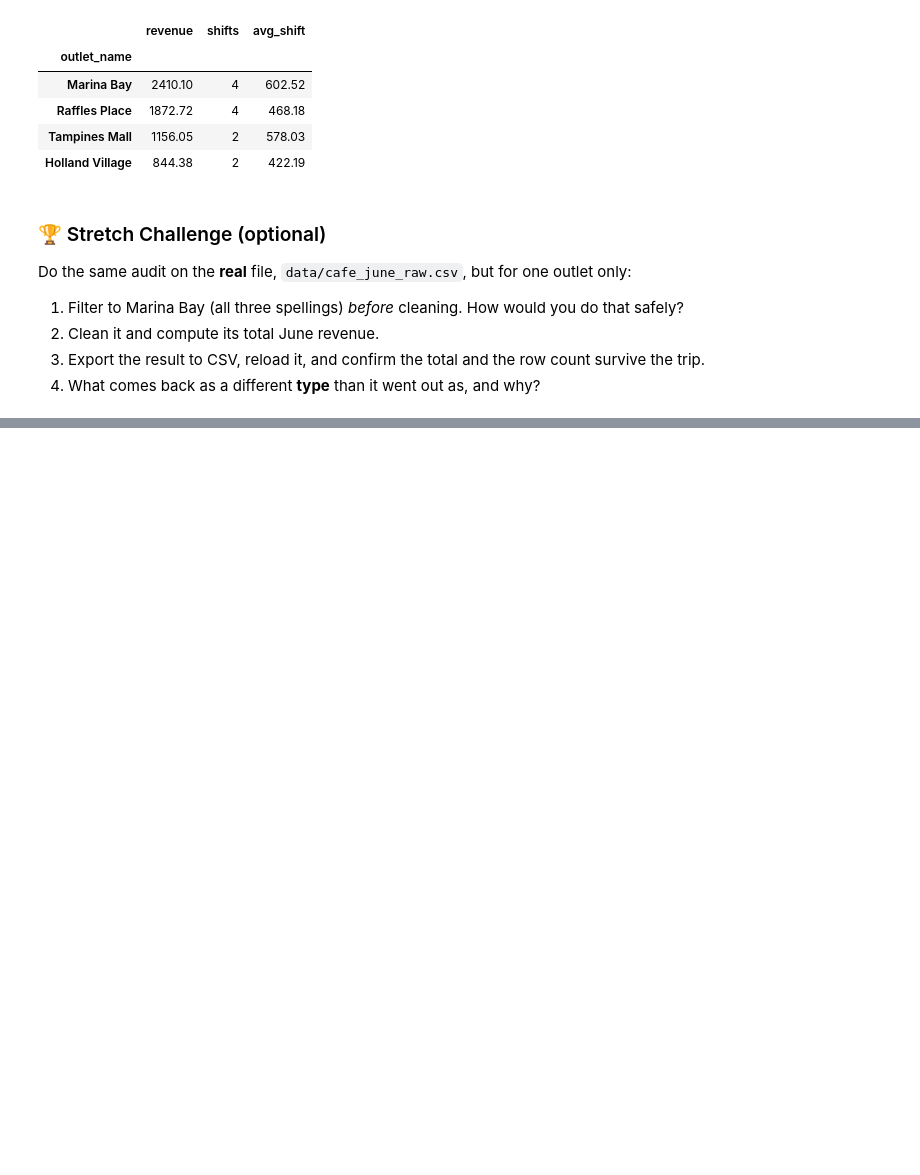
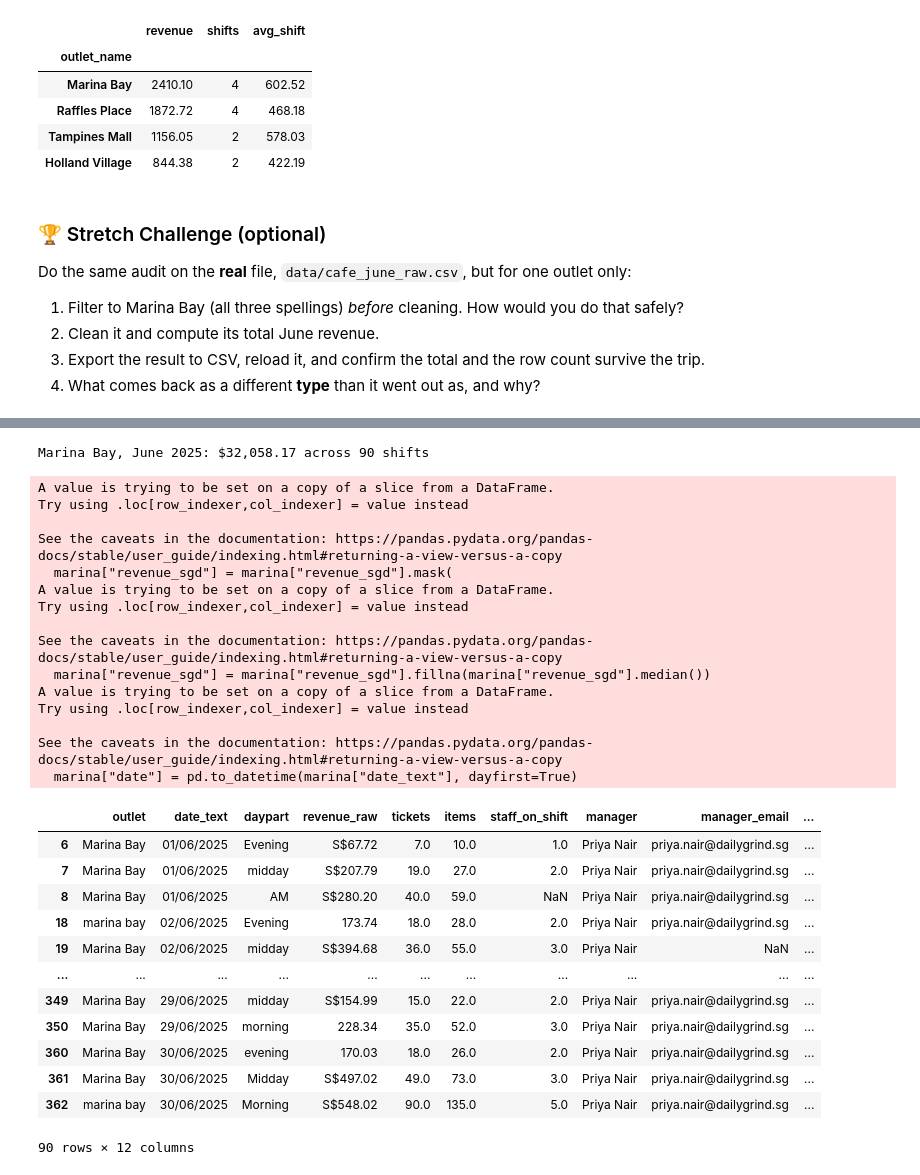
Before and after one commit to PP-123-nt/6m-data-1.8-eda-basic, a Jupyter notebook: assignment-working.ipynb, the cells around one changed output, grey strips where cells are left out. Saved outputs shown, nothing was run; the diff lists cells and outputs as text; code cells hidden in the pictures; blank space fills up the shorter version.

```diff
--- a/assignment-working.ipynb
+++ b/assignment-working.ipynb
@@ -373,0 +442,15 @@ Do the same audit on the **real** file, `data/cafe_june_raw.csv`, but for one ou
+# %%
+marina["revenue_sgd"] = pd.to_numeric(
+    marina["revenue_raw"].str.replace(r"[^0-9.\-]", "", regex=True), errors="coerce"
+)
+
+bad_revenue_condition = (marina["revenue_sgd"] < 0) | (marina["revenue_sgd"] > 20000)
+
+# display the rows that meet the condition for verification
+display(marina[bad_revenue_condition])
+
+# display duplicates
+all_duplicates = marina[marina.duplicated(keep=False)] # show all duplicate rows
+display(all_duplicates)
+
+# marina[marina.duplicated()] -> only show duplicate once
@@ -373,0 +468,47 @@ Do the same audit on the **real** file, `data/cafe_june_raw.csv`, but for one ou
+# %%
+# 2. cleaning and compute jun revenue
+# remove 3 duplicate records, replace invalid revenue values to median, standardize date format
+
+marina["revenue_sgd"] = pd.to_numeric(
+    marina["revenue_raw"].str.replace(r"[^0-9.\-]", "", regex=True), errors="coerce"
+)
+marina = marina.drop_duplicates()
+marina["revenue_sgd"] = marina["revenue_sgd"].mask(
+    (marina["revenue_sgd"] < 0) | (marina["revenue_sgd"] > 20000)
+)
+marina["revenue_sgd"] = marina["revenue_sgd"].fillna(marina["revenue_sgd"].median())
+marina["date"] = pd.to_datetime(marina["date_text"], dayfirst=True)
+
+print(f"Marina Bay, June 2025: ${marina['revenue_sgd'].sum():,.2f} across {len(marina)} shifts")
+
+marina
+# %% [output]
+Marina Bay, June 2025: $32,058.17 across 90 shifts
+A value is trying to be set on a copy of a slice from a DataFrame.
+Try using .loc[row_indexer,col_indexer] = value instead
+
+See the caveats in the documentation: https://pandas.pydata.org/pandas-docs/stable/user_guide/indexing.html#returning-a-view-versus-a-copy
+  marina["revenue_sgd"] = marina["revenue_sgd"].mask(
+A value is trying to be set on a copy of a slice from a DataFrame.
+Try using .loc[row_indexer,col_indexer] = value instead
+
+See the caveats in the documentation: https://pandas.pydata.org/pandas-docs/stable/user_guide/indexing.html#returning-a-view-versus-a-copy
+  marina["revenue_sgd"] = marina["revenue_sgd"].fillna(marina["revenue_sgd"].median())
+A value is trying to be set on a copy of a slice from a DataFrame.
+Try using .loc[row_indexer,col_indexer] = value instead
+
+See the caveats in the documentation: https://pandas.pydata.org/pandas-docs/stable/user_guide/indexing.html#returning-a-view-versus-a-copy
+  marina["date"] = pd.to_datetime(marina["date_text"], dayfirst=True)
+|  | outlet | date_text | daypart | revenue_raw | tickets | items | staff_on_shift | manager | manager_email | ... |
+| 6 | Marina Bay | 01/06/2025 | Evening | S$67.72 | 7.0 | 10.0 | 1.0 | Priya Nair | priya.nair@dailygrind.sg | ... |
+| 7 | Marina Bay | 01/06/2025 | midday | S$207.79 | 19.0 | 27.0 | 2.0 | Priya Nair | priya.nair@dailygrind.sg | ... |
+| 8 | Marina Bay | 01/06/2025 | AM | S$280.20 | 40.0 | 59.0 | NaN | Priya Nair | priya.nair@dailygrind.sg | ... |
+| 18 | marina bay | 02/06/2025 | Evening | 173.74 | 18.0 | 28.0 | 2.0 | Priya Nair | priya.nair@dailygrind.sg | ... |
+| 19 | Marina Bay | 02/06/2025 | midday | S$394.68 | 36.0 | 55.0 | 3.0 | Priya Nair | NaN | ... |
+| ... | ... | ... | ... | ... | ... | ... | ... | ... | ... | ... |
+| 349 | Marina Bay | 29/06/2025 | midday | S$154.99 | 15.0 | 22.0 | 2.0 | Priya Nair | priya.nair@dailygrind.sg | ... |
+| 350 | Marina Bay | 29/06/2025 | morning | 228.34 | 35.0 | 52.0 | 3.0 | Priya Nair | priya.nair@dailygrind.sg | ... |
+| 360 | Marina Bay | 30/06/2025 | evening | 170.03 | 18.0 | 26.0 | 2.0 | Priya Nair | priya.nair@dailygrind.sg | ... |
+| 361 | Marina Bay | 30/06/2025 | Midday | S$497.02 | 49.0 | 73.0 | 3.0 | Priya Nair | priya.nair@dailygrind.sg | ... |
+| 362 | marina bay | 30/06/2025 | Morning | S$548.02 | 90.0 | 135.0 | 5.0 | Priya Nair | priya.nair@dailygrind.sg | ... |
+90 rows × 12 columns
```
Also changed, not shown: parts of 4 cells of this notebook, 1 other file.
